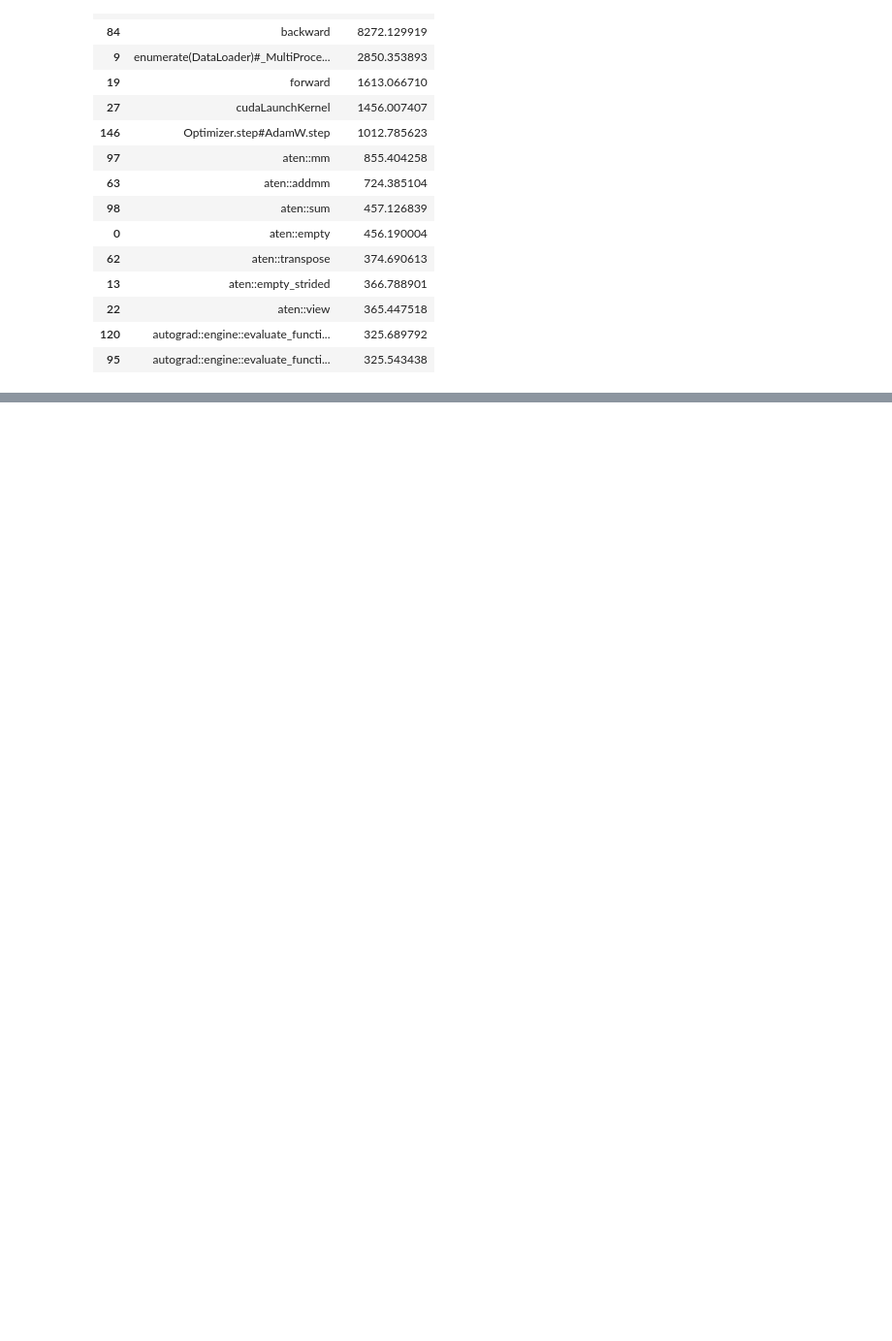
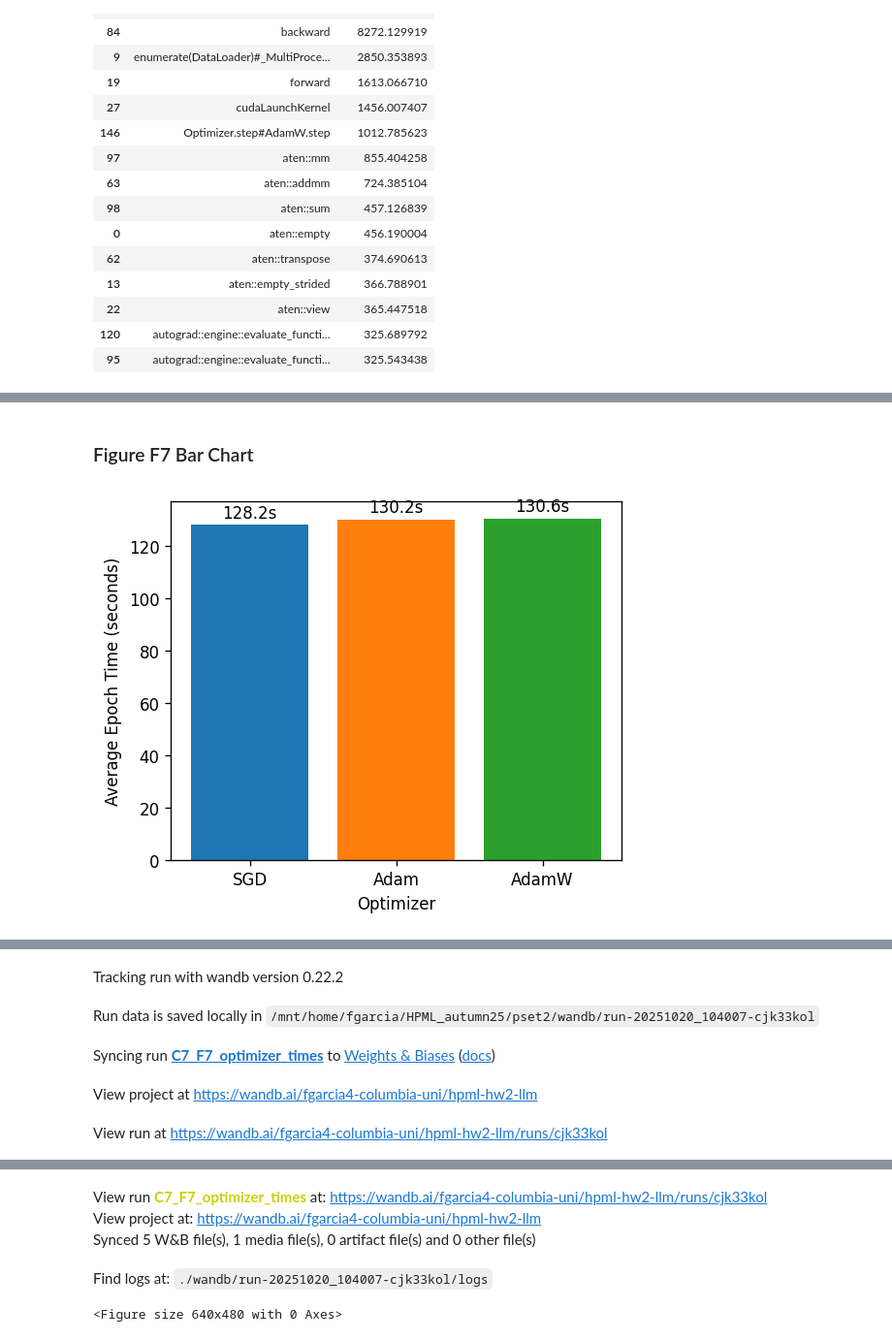
Before and after one commit to fred144/HPML_autumn25, a Jupyter notebook: pset2/hw2_fbg2107.ipynb, the cells around one changed output, grey strips where cells are left out. Shown: that part at 97% size. Drawn from its saved outputs; the diff is of its cells as text; code cells hidden in the pictures; blank space fills up the shorter version.

```diff
--- a/pset2/hw2_fbg2107.ipynb
+++ b/pset2/hw2_fbg2107.ipynb
@@ -1118,0 +1865,31 @@ Train for 5 epochs on CPU and on GPU. Keep batch size and max length fixed acros
+# %% [markdown]
+### Figure F7 Bar Chart
+# %%
+fig, ax = plt.subplots(figsize=(5, 4), dpi=120)
+bars = ax.bar(
+    df_c7_table["Optimizer"],
+    df_c7_table["Avg Epoch Time (s)"],
+    color=["tab:blue", "tab:orange", "tab:green"],
+)
+
+
+ax.set(ylabel="Average Epoch Time (seconds)", xlabel="Optimizer")
+
+# add values on top of bars
+for i, v in enumerate(df_c7_table["Avg Epoch Time (s)"]):
+    ax.text(
+        i,
+        v + max(df_c7_table["Avg Epoch Time (s)"]) * 0.01,
+        f"{v:.1f}s",
+        ha="center",
+        va="bottom",
+    )
+
+plt.show()
+plt.savefig("F7_optimizer_times.png", dpi=300, bbox_inches="tight")
+
+wandb.init(project="hpml-hw2-llm", group="C7_figures", name="C7_F7_optimizer_times")
+wandb.log({"F7_Optimizer_Times": wandb.Image(fig)})
+wandb.finish()
+# %% [output]
+[figure, added]
@@ -1118,0 +1897,5 @@ Train for 5 epochs on CPU and on GPU. Keep batch size and max length fixed acros
+Tracking run with wandb version 0.22.2
+Run data is saved locally in /mnt/home/fgarcia/HPML_autumn25/pset2/wandb/run-20251020_104007-cjk33kol
+Syncing run C7_F7_optimizer_times to Weights & Biases (docs)
+View project at https://wandb.ai/fgarcia4-columbia-uni/hpml-hw2-llm
+View run at https://wandb.ai/fgarcia4-columbia-uni/hpml-hw2-llm/runs/cjk33kol
@@ -1118,0 +1903,5 @@ Train for 5 epochs on CPU and on GPU. Keep batch size and max length fixed acros
+View run C7_F7_optimizer_times at: https://wandb.ai/fgarcia4-columbia-uni/hpml-hw2-llm/runs/cjk33kol
+View project at: https://wandb.ai/fgarcia4-columbia-uni/hpml-hw2-llm
+Synced 5 W&B file(s), 1 media file(s), 0 artifact file(s) and 0 other file(s)
+Find logs at: ./wandb/run-20251020_104007-cjk33kol/logs
+<Figure size 640x480 with 0 Axes>
```
Also changed, not shown: parts of 22 cells of this notebook, 10 other files.
